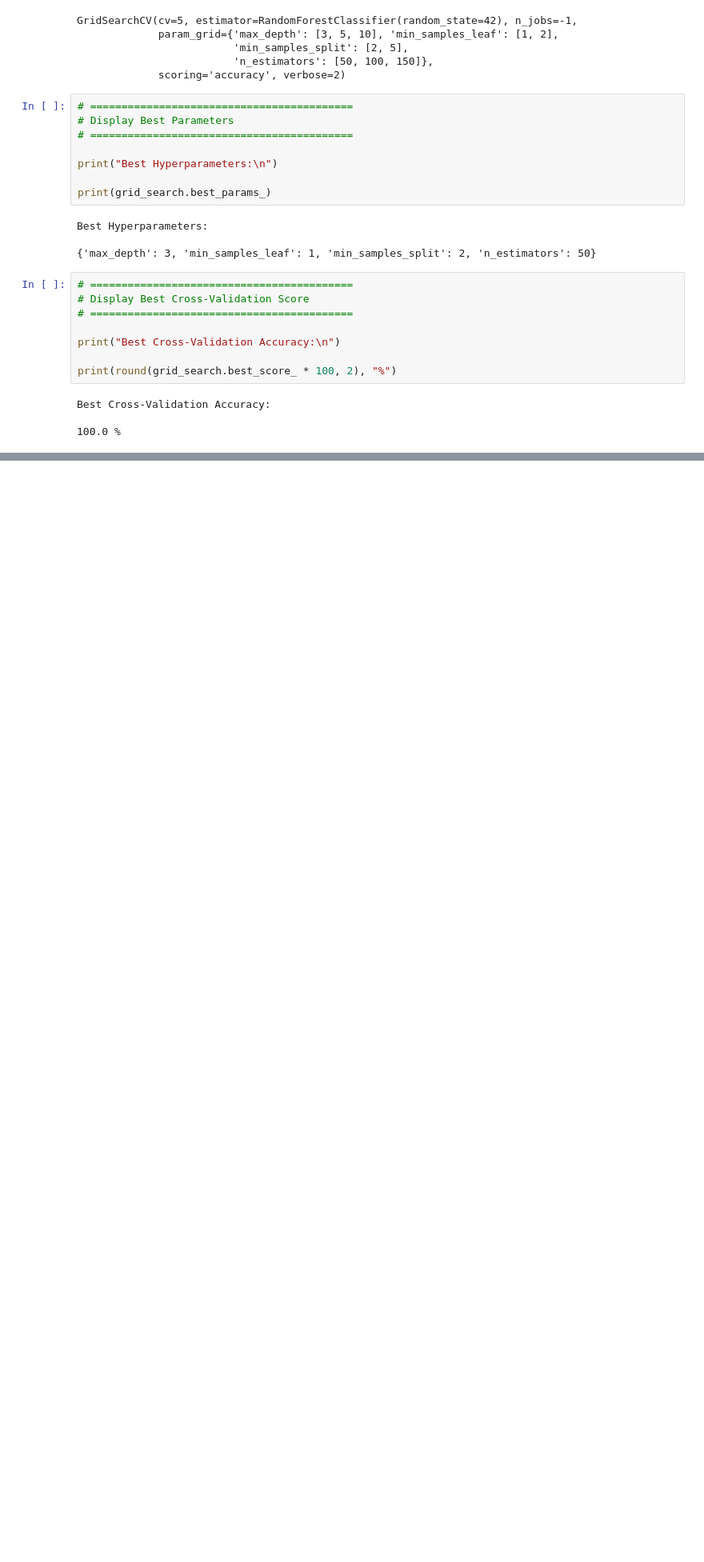
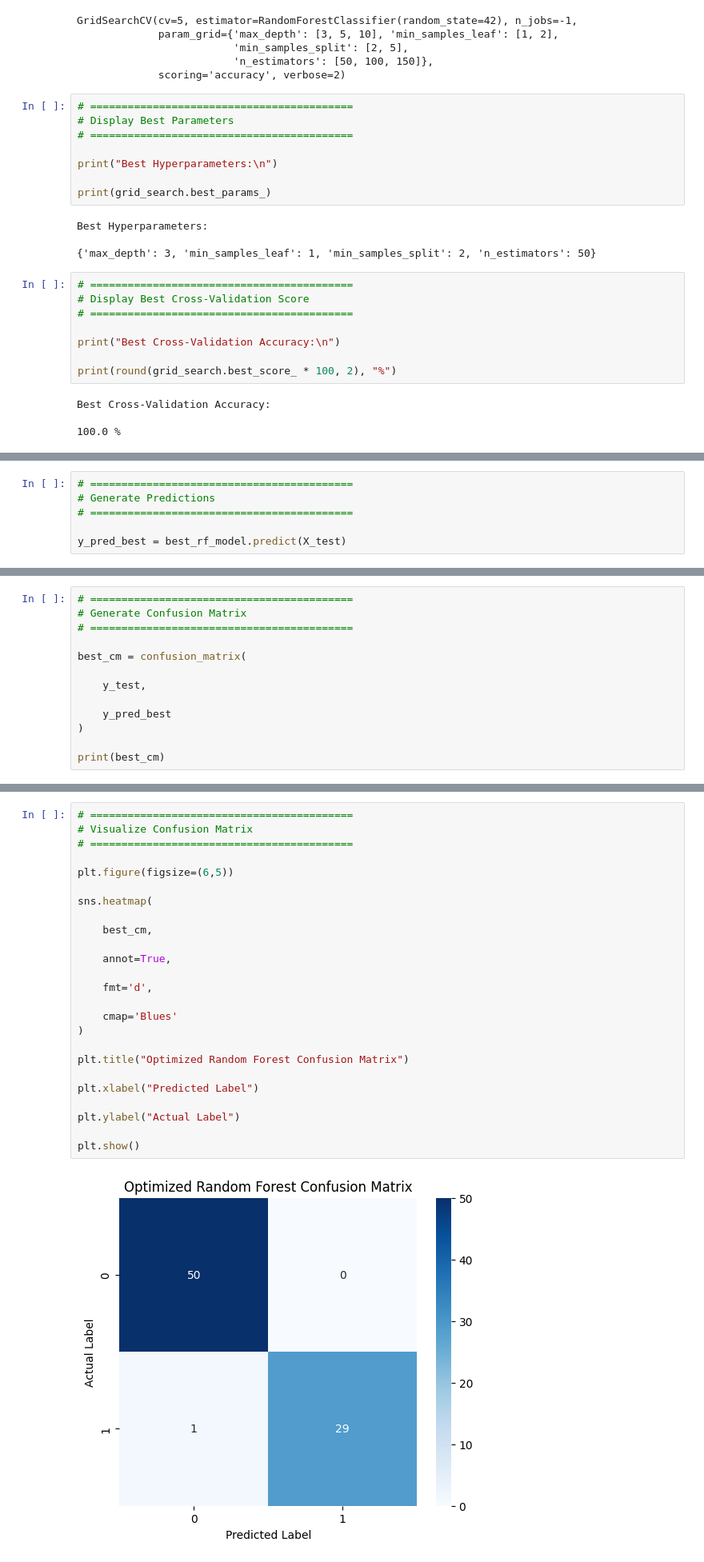
Before and after one commit to premprakash123/healthcare-chronic-disease-analysis, a Jupyter notebook: notebooks/04_model_building.ipynb, the cells around one changed output, grey strips where cells are left out. Shown at 80% size. Cells and saved outputs as stored; diff of their text form; blank space fills up the shorter version.

Commit message:
visuals: generated confusion matrix obtained classification report and visualized

```diff
--- a/notebooks/04_model_building.ipynb
+++ b/notebooks/04_model_building.ipynb
@@ -1322,0 +1329,6 @@ Best Cross-Validation Accuracy:
+# %%
+# ==========================================
+# Generate Predictions
+# ==========================================
+
+y_pred_best = best_rf_model.predict(X_test)
@@ -1322,0 +1380,13 @@ Best Cross-Validation Accuracy:
+# %%
+# ==========================================
+# Generate Confusion Matrix
+# ==========================================
+
+best_cm = confusion_matrix(
+
+    y_test,
+
+    y_pred_best
+)
+
+print(best_cm)
@@ -1322,0 +1396,27 @@ Best Cross-Validation Accuracy:
+# %%
+# ==========================================
+# Visualize Confusion Matrix
+# ==========================================
+
+plt.figure(figsize=(6,5))
+
+sns.heatmap(
+
+    best_cm,
+
+    annot=True,
+
+    fmt='d',
+
+    cmap='Blues'
+)
+
+plt.title("Optimized Random Forest Confusion Matrix")
+
+plt.xlabel("Predicted Label")
+
+plt.ylabel("Actual Label")
+
+plt.show()
+# %% [output]
+[figure, added]
```
Also changed, not shown: parts of 4 cells of this notebook.
